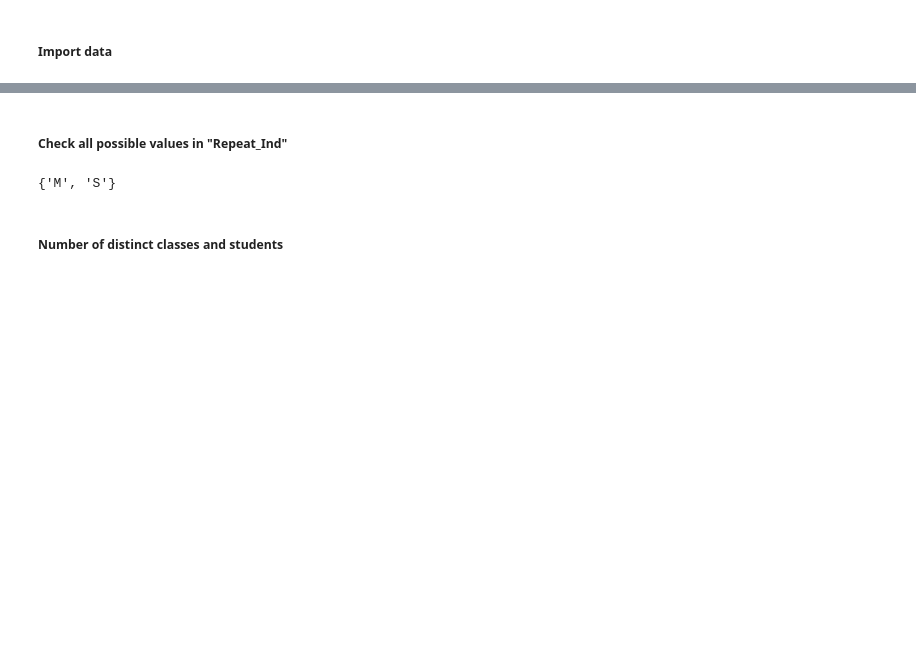
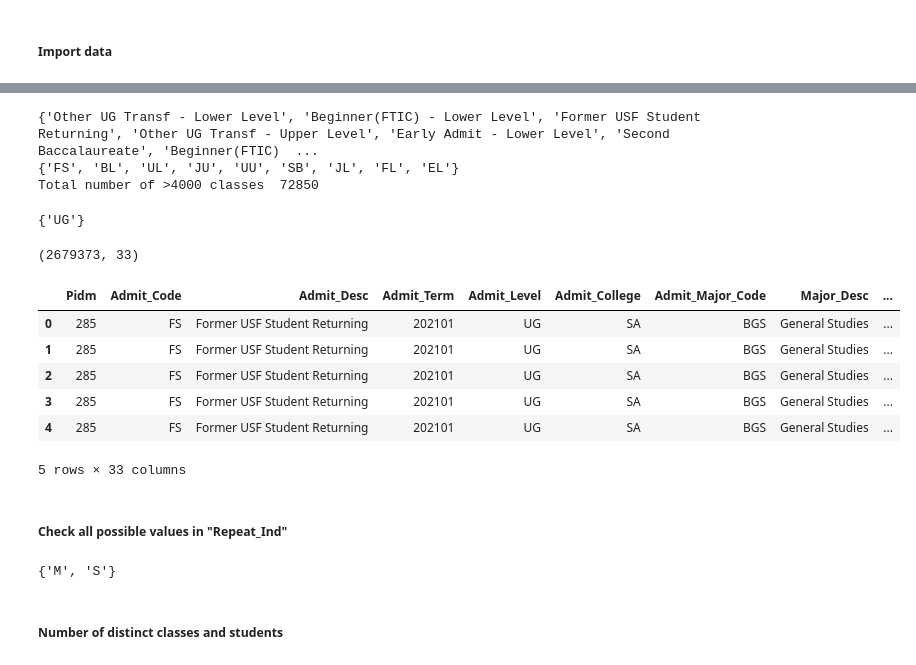
Before and after one commit to ArtKrutsko/CIS4915, a Jupyter notebook: preliminary_data_analysis.ipynb, the cells around one changed output, grey strips where cells are left out. Drawn from its saved outputs; the diff is of its cells as text; code cells hidden in the pictures; blank space fills up the shorter version.

```diff
--- a/preliminary_data_analysis.ipynb
+++ b/preliminary_data_analysis.ipynb
@@ -5,7 +5,8 @@ import matplotlib as plt
 # %% [markdown]
 ##### Import data
 # %%
-df = pd.read_csv("ML - Curricular Analytics - PIDM ONLY.csv")
+df = pd.read_csv("data/ML - Curricular Analytics - PIDM ONLY.csv")
 display(df.shape)
+display(df.head(2))
 # %% [output]
 (2679373, 33)
@@ -12,3 +17,35 @@ display(df.shape)
+# %%
+def is_int(s):
+    try:
+        int(s)
+        return True
+    except ValueError:
+        return False
+
+print(set(df["Admit_Desc"]))
+print(set(df["Admit_Code"]))
+class_numbers = [int(x) for x in df["CRSE_NUMB"] if is_int(x) and int(x) > 4999]
+print("Total number of >4000 classes ", len(class_numbers))
+# %% [output]
+{'Other UG Transf - Lower Level', 'Beginner(FTIC) - Lower Level', 'Former USF Student Returning', 'Other UG Transf - Upper Level', 'Early Admit - Lower Level', 'Second Baccalaureate', 'Beginner(FTIC)  ...
+{'FS', 'BL', 'UL', 'JU', 'UU', 'SB', 'JL', 'FL', 'EL'}
+Total number of >4000 classes  72850
+# %%
+# Leave only UG classes
+print(set(df["Admit_Level"].dropna()))
+df = df[df["Admit_Level"] == "UG"]
+display(df.shape)
+display(df.head(5))
+# %% [output]
+{'UG'}
+(2679373, 33)
+|  | Pidm | Admit_Code | Admit_Desc | Admit_Term | Admit_Level | Admit_College | Admit_Major_Code | Major_Desc | ... |
+| 0 | 285 | FS | Former USF Student Returning | 202101 | UG | SA | BGS | General Studies | ... |
+| 1 | 285 | FS | Former USF Student Returning | 202101 | UG | SA | BGS | General Studies | ... |
+| 2 | 285 | FS | Former USF Student Returning | 202101 | UG | SA | BGS | General Studies | ... |
+| 3 | 285 | FS | Former USF Student Returning | 202101 | UG | SA | BGS | General Studies | ... |
+| 4 | 285 | FS | Former USF Student Returning | 202101 | UG | SA | BGS | General Studies | ... |
+5 rows × 33 columns
 # %% [markdown]
 ##### Check all possible values in "Repeat_Ind"
 # %%
```
Also changed, not shown: parts of 5 cells of this notebook, 2 other files.
